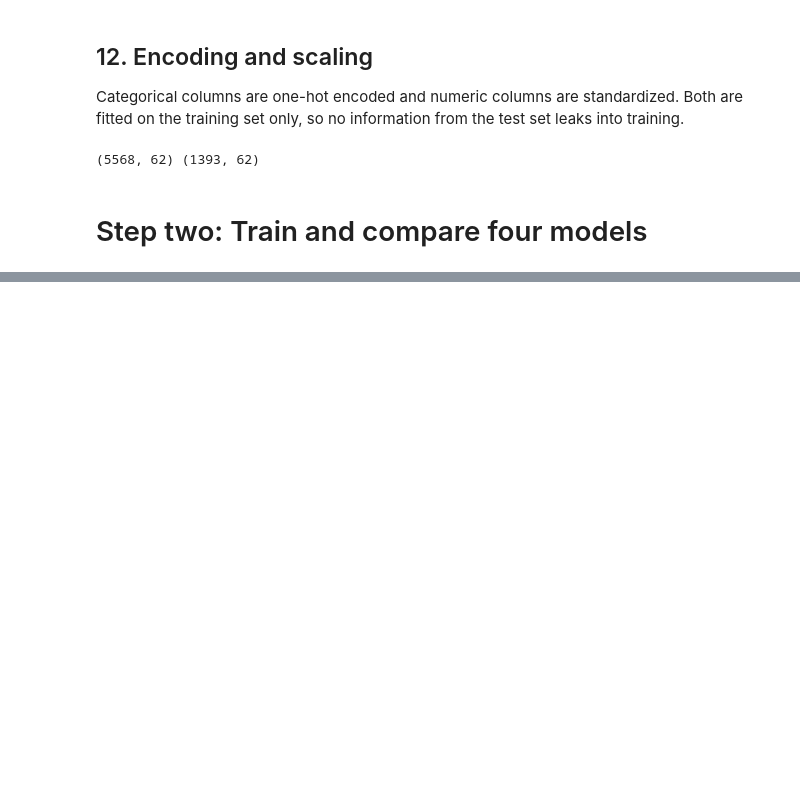
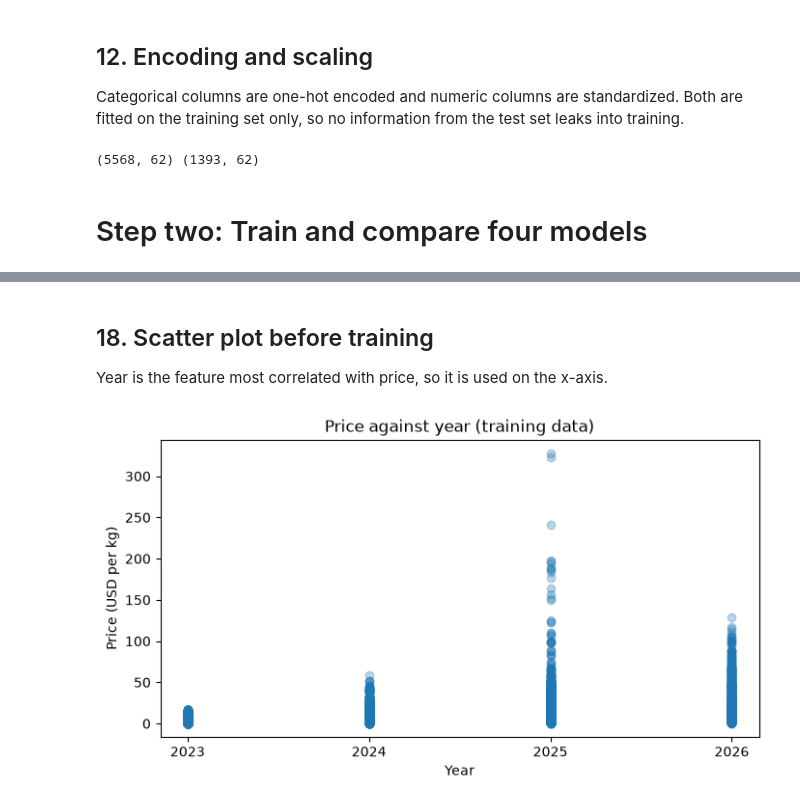
Before and after one commit to Eelaf-Adam/linear_regression_model, a Jupyter notebook: summative/linear_regression/multivariate.ipynb, the cells around one changed output, grey strips where cells are left out. Cells and saved outputs as stored; diff of their text form; code cells hidden in the pictures; blank space fills up the shorter version.

```diff
--- a/summative/linear_regression/multivariate.ipynb
+++ b/summative/linear_regression/multivariate.ipynb
@@ -161,0 +229,9 @@ print(X_train_ready.shape, X_test_ready.shape)
+# %%
+lin = LinearRegression()
+lin.fit(X_train_ready, y_train)
+
+tree = DecisionTreeRegressor(random_state=42)
+tree.fit(X_train_ready, y_train)
+
+forest = RandomForestRegressor(n_estimators=100, random_state=42, n_jobs=-1)
+forest.fit(X_train_ready, y_train)
@@ -161,0 +265,13 @@ print(X_train_ready.shape, X_test_ready.shape)
+# %% [markdown]
+## 18. Scatter plot before training
+Year is the feature most correlated with price, so it is used on the x-axis.
+# %%
+plt.figure(figsize=(8, 4))
+plt.scatter(X_train["year"], y_train, alpha=0.3)
+plt.xlabel("Year")
+plt.ylabel("Price (USD per kg)")
+plt.title("Price against year (training data)")
+plt.xticks([2023, 2024, 2025, 2026])
+plt.show()
+# %% [output]
+[figure, added]
```
Also changed, not shown: parts of 22 cells of this notebook, 1 other file.
